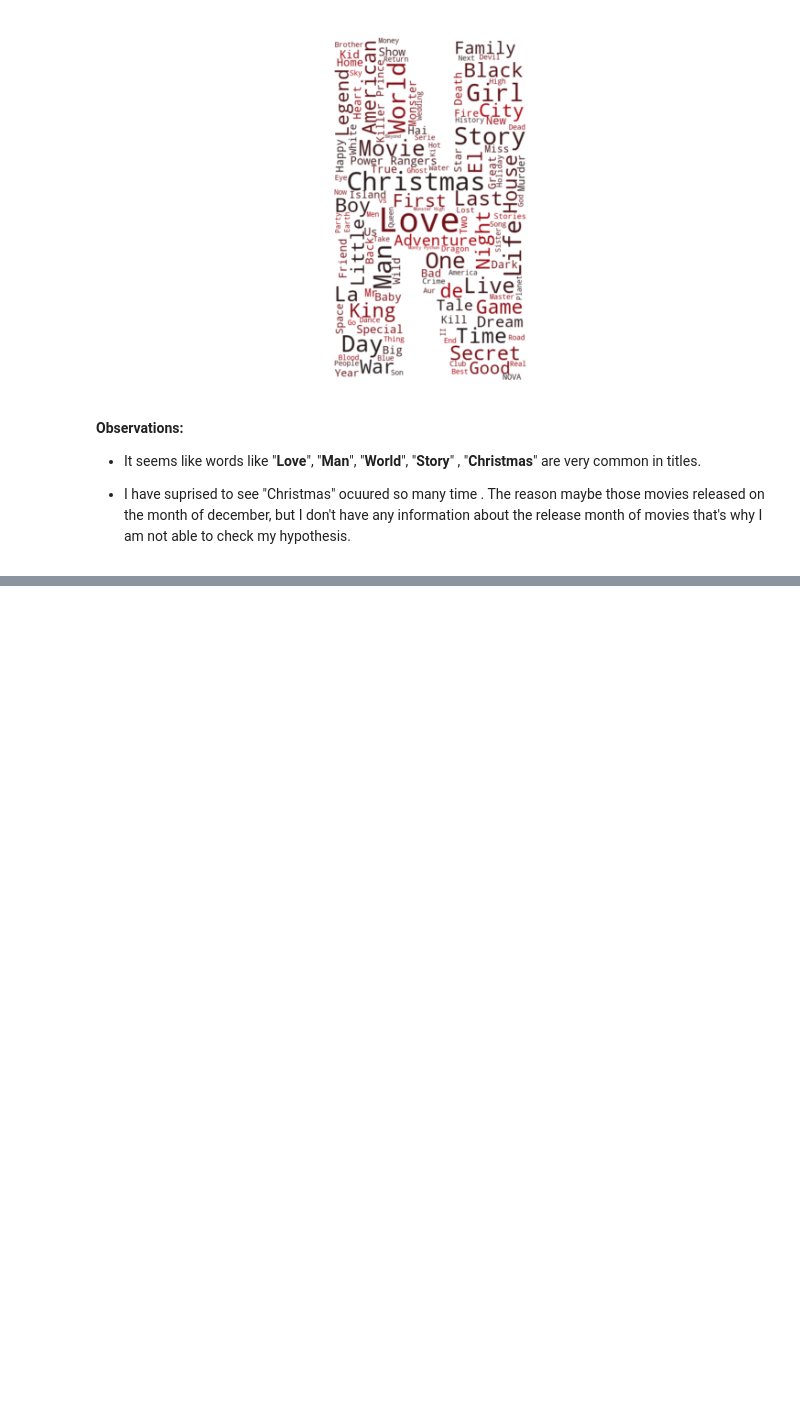
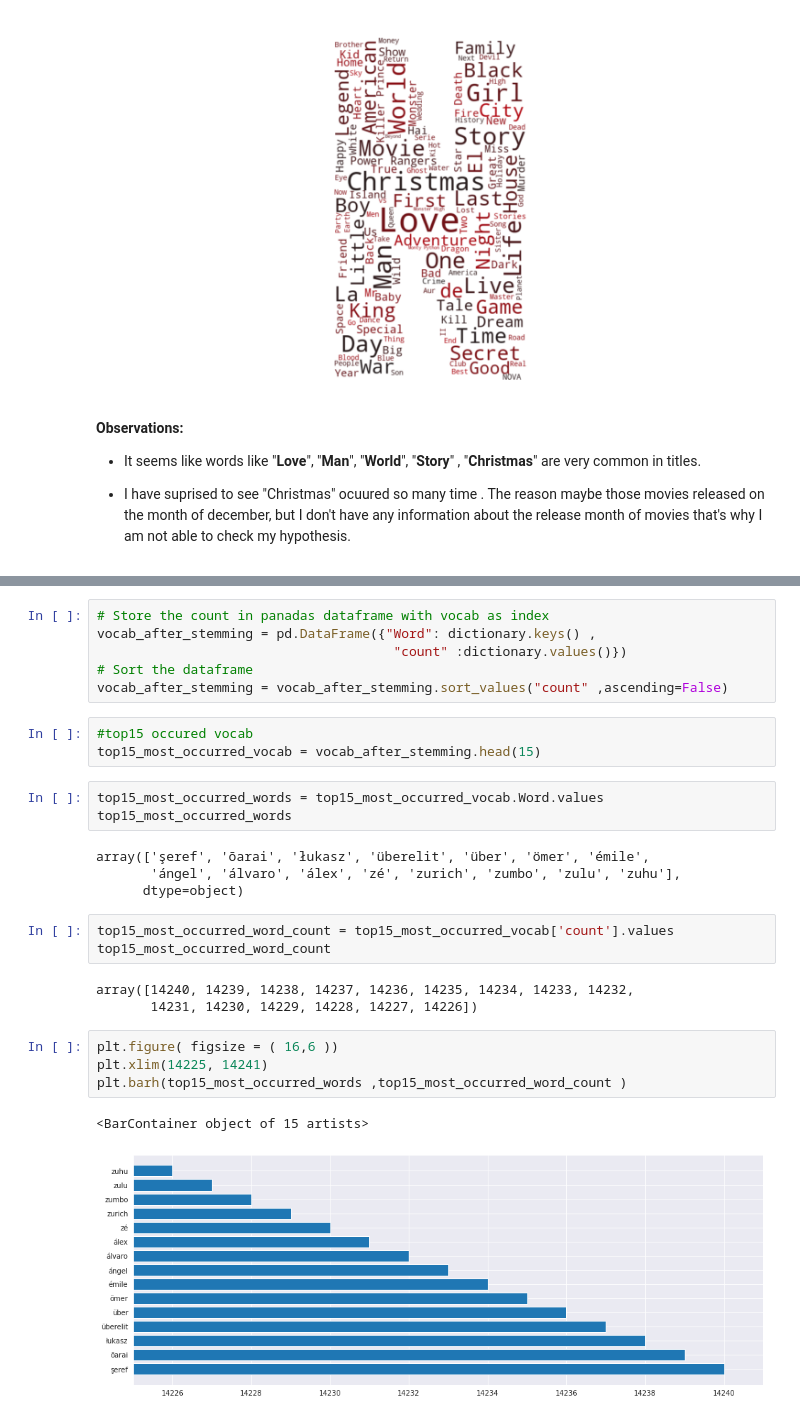
Before and after one commit to victorious07/Netflix-Movies-and-TV-Shows-Clustering, a Jupyter notebook: Netflix_Movies_And_TVShows_Clustering_CapstoneProject.ipynb, the cells around one changed output, grey strips where cells are left out. Saved outputs shown, nothing was run; the diff lists cells and outputs as text; blank space fills up the shorter version.

```diff
--- a/Netflix_Movies_And_TVShows_Clustering_CapstoneProject.ipynb
+++ b/Netflix_Movies_And_TVShows_Clustering_CapstoneProject.ipynb
@@ -871,0 +991,29 @@ The reason maybe those movies released on the month of december, but I don't hav
+# %%
+# Store the count in panadas dataframe with vocab as index
+vocab_after_stemming = pd.DataFrame({"Word": dictionary.keys() ,
+                                      "count" :dictionary.values()})
+# Sort the dataframe
+vocab_after_stemming = vocab_after_stemming.sort_values("count" ,ascending=False)
+# %%
+#top15 occured vocab
+top15_most_occurred_vocab = vocab_after_stemming.head(15)
+# %%
+top15_most_occurred_words = top15_most_occurred_vocab.Word.values
+top15_most_occurred_words
+# %% [output]
+array(['şeref', 'ōarai', 'łukasz', 'überelit', 'über', 'ömer', 'émile',
+       'ángel', 'álvaro', 'álex', 'zé', 'zurich', 'zumbo', 'zulu', 'zuhu'],
+      dtype=object)
+# %%
+top15_most_occurred_word_count = top15_most_occurred_vocab['count'].values
+top15_most_occurred_word_count
+# %% [output]
+array([14240, 14239, 14238, 14237, 14236, 14235, 14234, 14233, 14232,
+       14231, 14230, 14229, 14228, 14227, 14226])
+# %%
+plt.figure( figsize = ( 16,6 ))
+plt.xlim(14225, 14241)
+plt.barh(top15_most_occurred_words ,top15_most_occurred_word_count )
+# %% [output]
+<BarContainer object of 15 artists>
+[figure, added]
```
Also changed, not shown: parts of 39 cells of this notebook.
